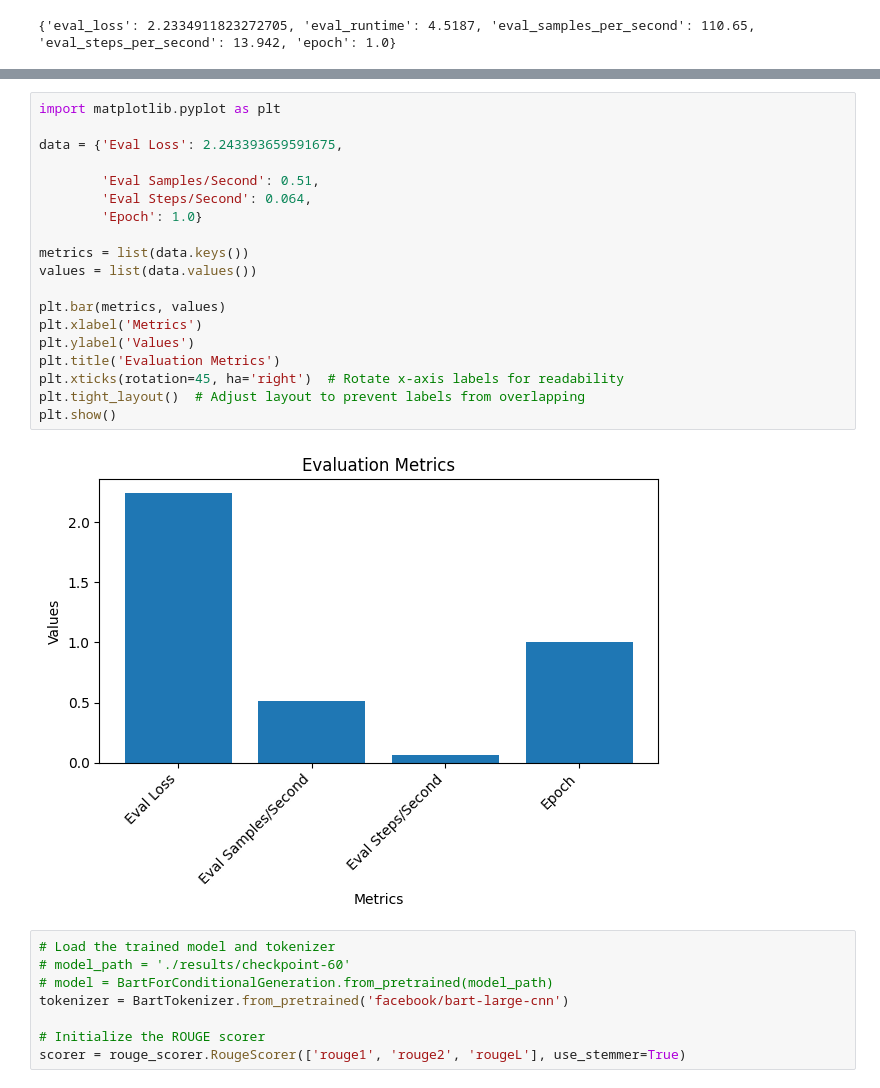
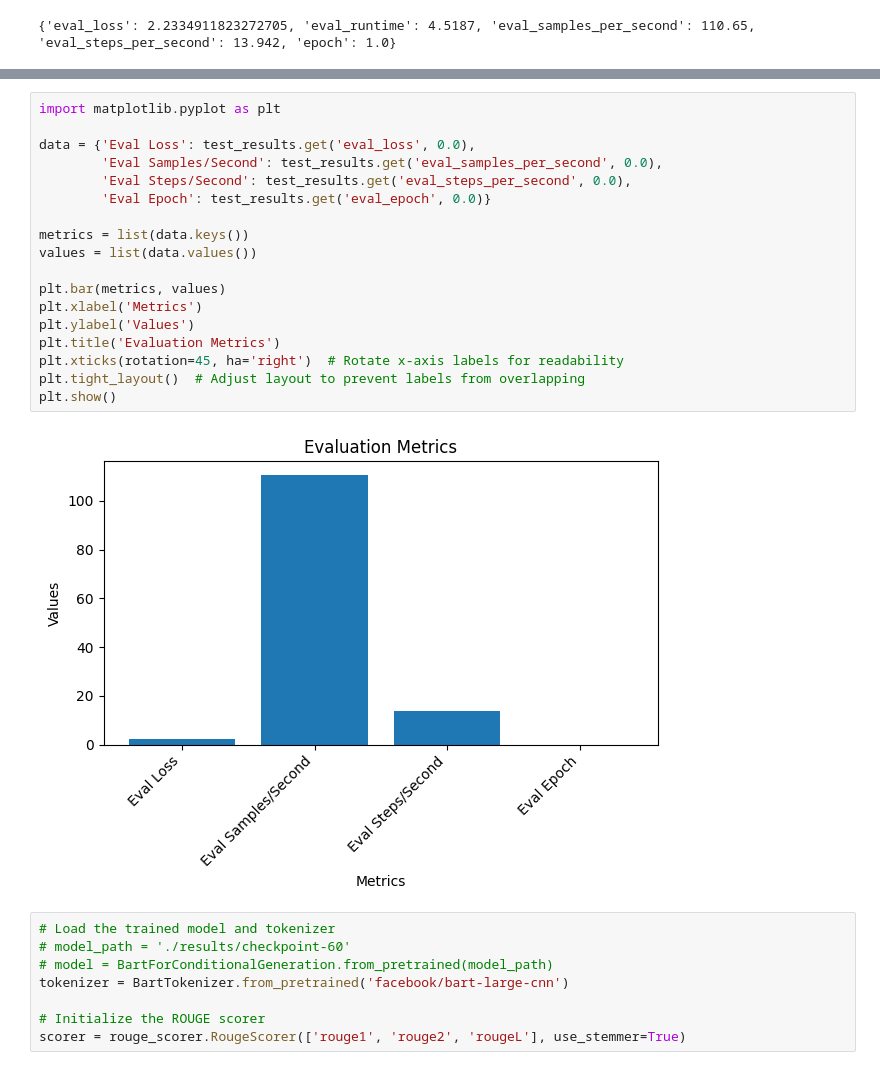
Before and after one commit to khp53/EssenceExtract---Summarize-a-long-article-using-BART, a Jupyter notebook: EssenceExtract_Summarize_a_long_article_using_BART.ipynb, the cells around one changed output, grey strips where cells are left out. Drawn from its saved outputs; the diff is of its cells as text.

Commit message:
added new validation and training loss metrics and dynamic eval data

```diff
--- a/EssenceExtract_Summarize_a_long_article_using_BART.ipynb
+++ b/EssenceExtract_Summarize_a_long_article_using_BART.ipynb
@@ -390,24 +390,23 @@ plt.show()
 # %%
 import matplotlib.pyplot as plt
 
-data = {'Eval Loss': 2.243393659591675,
-
-        'Eval Samples/Second': 0.51,
-        'Eval Steps/Second': 0.064,
-        'Epoch': 1.0}
+data = {'Eval Loss': test_results.get('eval_loss', 0.0),
+        'Eval Samples/Second': test_results.get('eval_samples_per_second', 0.0),
+        'Eval Steps/Second': test_results.get('eval_steps_per_second', 0.0),
+        'Eval Epoch': test_results.get('eval_epoch', 0.0)}
 
 metrics = list(data.keys())
 values = list(data.values())
 
 plt.bar(metrics, values)
 plt.xlabel('Metrics')
 plt.ylabel('Values')
 plt.title('Evaluation Metrics')
 plt.xticks(rotation=45, ha='right')  # Rotate x-axis labels for readability
 plt.tight_layout()  # Adjust layout to prevent labels from overlapping
 plt.show()
 # %% [output]
-[figure, old version]
+[figure, new version]
 # %%
 # Load the trained model and tokenizer
 # model_path = './results/checkpoint-60'
```
Also changed, not shown: parts of 2 cells of this notebook.
